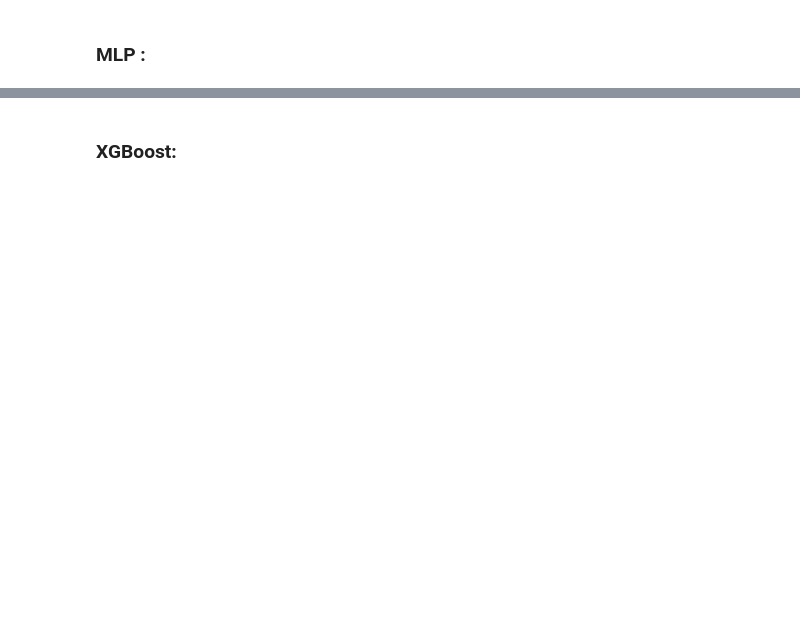
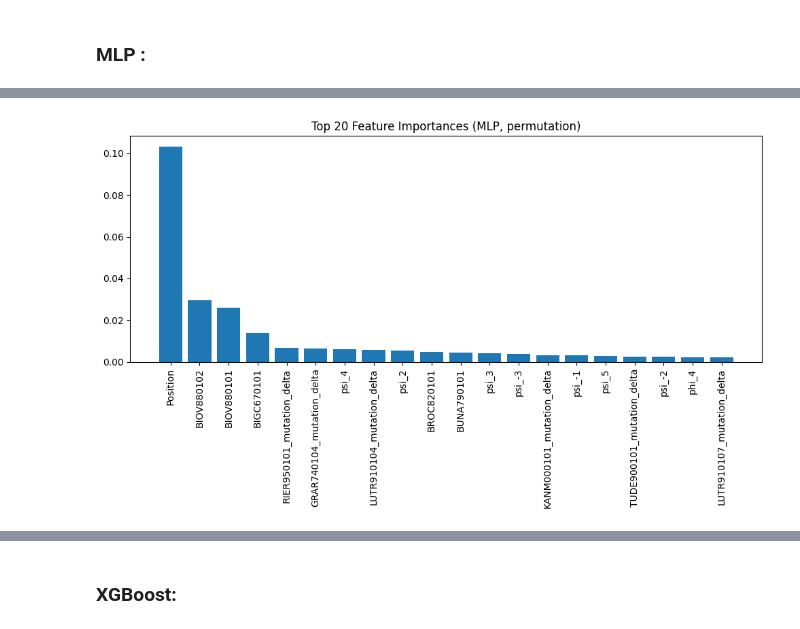
Before and after one commit to k-Refuge/BioInformatics, a Jupyter notebook: article_reimplementation.ipynb, the cells around one changed output, grey strips where cells are left out. Cells and saved outputs as stored; diff of their text form; code cells hidden in the pictures; blank space fills up the shorter version.

Commit message:
{all the models}

```diff
--- a/article_reimplementation.ipynb
+++ b/article_reimplementation.ipynb
@@ -214,4 +251,85 @@ weighted avg       0.66      0.65      0.65      3374
 # %% [markdown]
 ### MLP :
 # %%
-#
+from sklearn.neural_network import MLPClassifier
+from sklearn.model_selection import GridSearchCV, StratifiedKFold
+from sklearn.inspection import permutation_importance
+
+# Prepare data (feature_cols, X_train, y_train, X_test, y_test already defined)
+mlp_param_grid = {
+    'hidden_layer_sizes': [(100,), (50, 50), (100, 50)],
+    'activation': ['relu', 'tanh'],
+    'alpha': [0.0001, 0.001],
+    'learning_rate_init': [0.001, 0.01]
+}
+mlp_cv = StratifiedKFold(n_splits=10, shuffle=True, random_state=42)
+mlp_grid = GridSearchCV(
+    MLPClassifier(max_iter=500, random_state=42),
+    mlp_param_grid,
+    cv=mlp_cv,
+    scoring='accuracy',
+    n_jobs=-1
+)
+mlp_grid.fit(X_train, y_train)
+
+print("Best parameters:", mlp_grid.best_params_)
+print("Best cross-validation accuracy:", mlp_grid.best_score_)
+
+# Feature importance via permutation importance
+perm = permutation_importance(mlp_grid.best_estimator_, X_train, y_train, n_repeats=5, random_state=42, n_jobs=-1)
+sorted_idx = perm.importances_mean.argsort()[::-1]
+plt.figure(figsize=(10, 6))
+plt.title("Top 20 Feature Importances (MLP, permutation)")
+plt.bar(range(20), perm.importances_mean[sorted_idx[:20]])
+plt.xticks(range(20), [feature_cols[i] for i in sorted_idx[:20]], rotation=90)
+plt.tight_layout()
+plt.show()
+
+# Evaluate on test set
+y_pred_mlp = mlp_grid.predict(X_test)
+try:
+    y_prob_mlp = mlp_grid.predict_proba(X_test)
+except Exception:
+    y_prob_mlp = None
+print("Test set accuracy:", accuracy_score(y_test, y_pred_mlp))
+print(classification_report(y_test, y_pred_mlp))
+
+# Per secondary_structure metrics
+mlp_results = []
+for sec_class in test_set['secondary_structure'].unique():
+    subset = test_set[test_set['secondary_structure'] == sec_class]
+    if len(subset) == 0:
+        continue
+    X_sub = subset[feature_cols]
+    y_sub = subset['Class']
+    y_pred_sub = mlp_grid.predict(X_sub)
+    try:
+        y_prob_sub = mlp_grid.predict_proba(X_sub)
+    except Exception:
+        y_prob_sub = None
+    sens, spec, acc, mcc, au = compute_metrics(y_sub, y_pred_sub, y_prob_sub)
+    mlp_results.append({
+        'Secondary Structure': sec_class,
+        'Sensitivity': sens,
+        'Specificity': spec,
+        'Accuracy': acc,
+        'MCC': mcc,
+        'AUROC': au,
+        'Samples': len(subset)
+    })
+
+# Add overall test set metrics
+sens, spec, acc, mcc, au = compute_metrics(y_test, y_pred_mlp, y_prob_mlp)
+mlp_results.append({
+    'Secondary Structure': 'Overall',
+    'Sensitivity': sens,
+    'Specificity': spec,
+    'Accuracy': acc,
+    'MCC': mcc,
+    'AUROC': au,
+    'Samples': len(y_test)
+})
+
+mlp_results_df = pd.DataFrame(mlp_results)
+display(mlp_results_df)
+# %% [output]
@@ -217,0 +338 @@ weighted avg       0.66      0.65      0.65      3374
+[figure, added]
```
Also changed, not shown: parts of 5 cells of this notebook.
